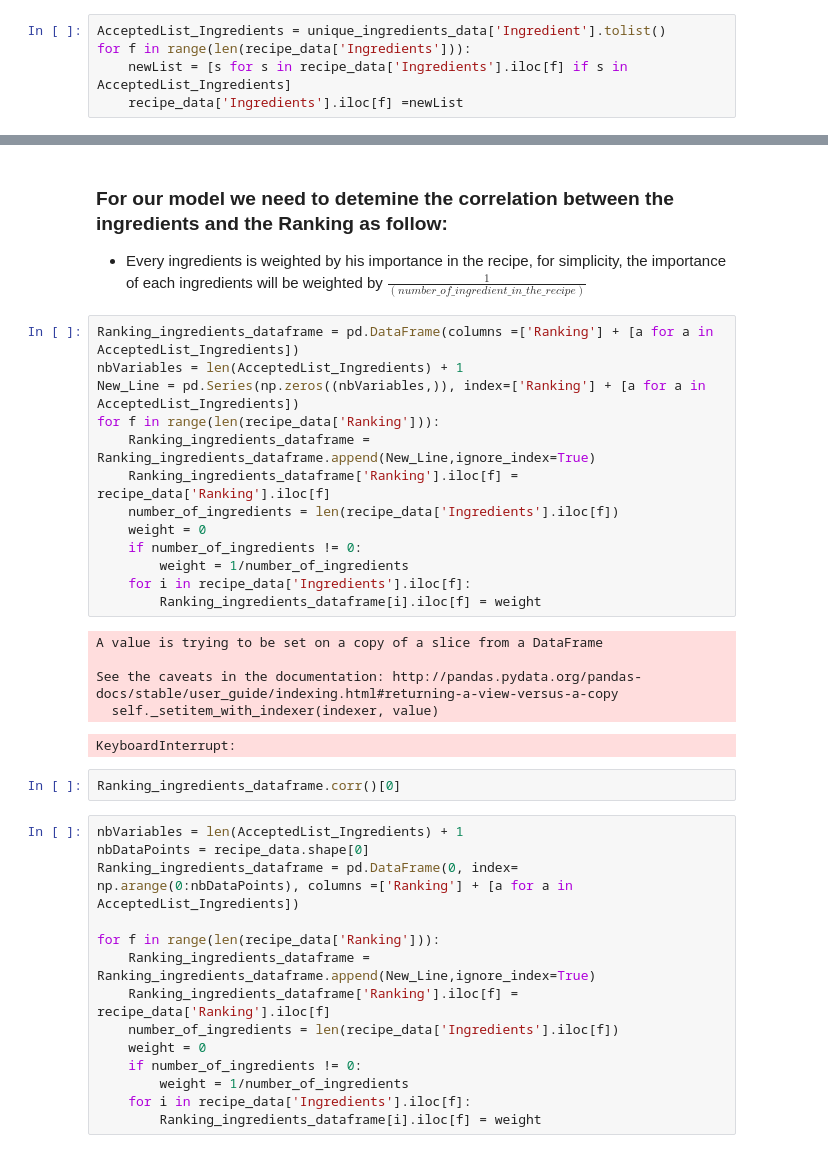
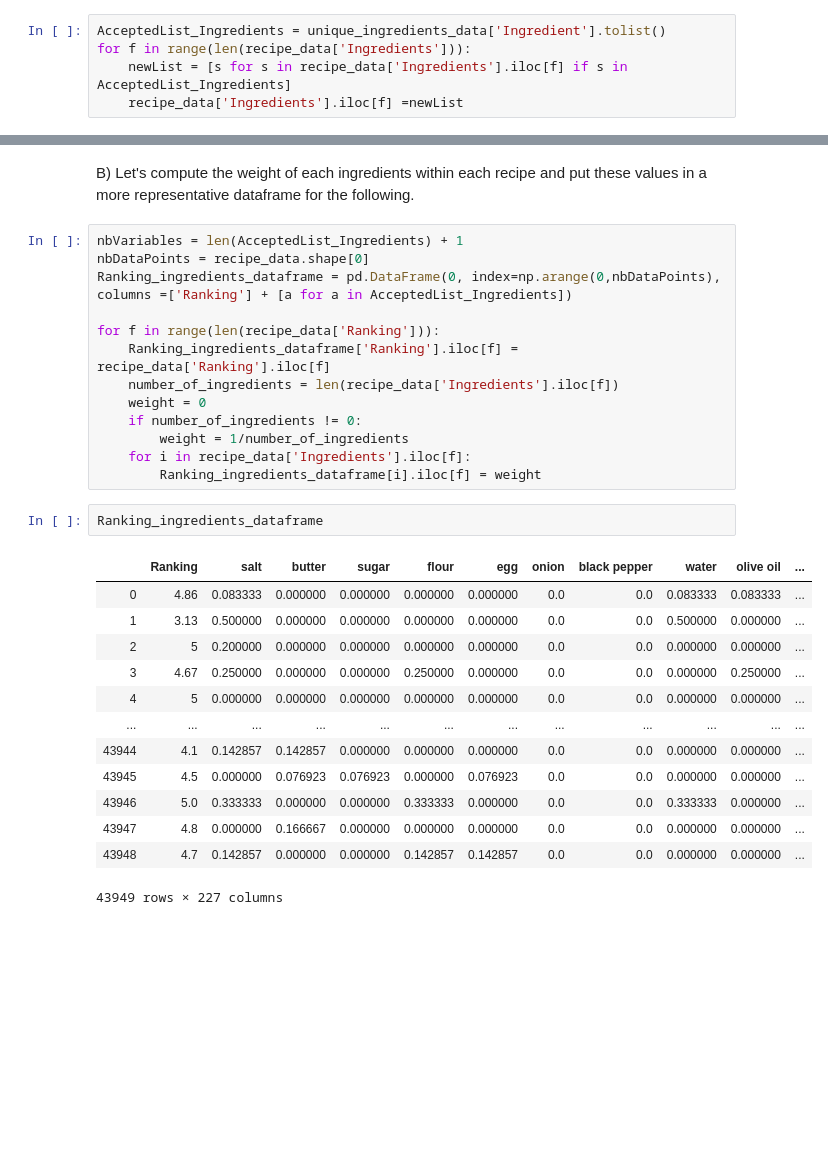
Before and after one commit to lautenba/ADA_pADAwan_Project, a Jupyter notebook: project.ipynb, the cells around one changed output, grey strips where cells are left out. Saved outputs shown, nothing was run; the diff lists cells and outputs as text; blank space fills up the shorter version.

```diff
--- a/project-Marco.ipynb
+++ b/project.ipynb
@@ -459,12 +372,11 @@ recipe_data
-# %% [markdown]
-### For our model we need to detemine the correlation between the ingredients and the Ranking as follow:
-- Every ingredients is weighted by his importance in the recipe, for simplicity, the importance of each ingredients will be weighted by $\frac{1}{(number\_ of\_ingredient\_in\_the\_recipe)}$
+# %% [markdown]
+B) Let's compute the weight of each ingredients within each recipe and put these values in a more representative dataframe for the following.
 # %%
-Ranking_ingredients_dataframe = pd.DataFrame(columns =['Ranking'] + [a for a in AcceptedList_Ingredients])
 nbVariables = len(AcceptedList_Ingredients) + 1
-New_Line = pd.Series(np.zeros((nbVariables,)), index=['Ranking'] + [a for a in AcceptedList_Ingredients])
+nbDataPoints = recipe_data.shape[0]
+Ranking_ingredients_dataframe = pd.DataFrame(0, index=np.arange(0,nbDataPoints), columns =['Ranking'] + [a for a in AcceptedList_Ingredients])
+
 for f in range(len(recipe_data['Ranking'])):
-    Ranking_ingredients_dataframe = Ranking_ingredients_dataframe.append(New_Line,ignore_index=True)
     Ranking_ingredients_dataframe['Ranking'].iloc[f] = recipe_data['Ranking'].iloc[f]
     number_of_ingredients = len(recipe_data['Ingredients'].iloc[f])
     weight = 0
@@ -472,25 +384,19 @@ for f in range(len(recipe_data['Ranking'])):
         weight = 1/number_of_ingredients
     for i in recipe_data['Ingredients'].iloc[f]:
         Ranking_ingredients_dataframe[i].iloc[f] = weight
-# %% [output]
-A value is trying to be set on a copy of a slice from a DataFrame
-
-See the caveats in the documentation: http://pandas.pydata.org/pandas-docs/stable/user_guide/indexing.html#returning-a-view-versus-a-copy
-  self._setitem_with_indexer(indexer, value)
-KeyboardInterrupt:
 # %%
-Ranking_ingredients_dataframe.corr()[0]
+Ranking_ingredients_dataframe
+# %% [output]
+|  | Ranking | salt | butter | sugar | flour | egg | onion | black pepper | water | olive oil | ... |
+| 0 | 4.86 | 0.083333 | 0.000000 | 0.000000 | 0.000000 | 0.000000 | 0.0 | 0.0 | 0.083333 | 0.083333 | ... |
+| 1 | 3.13 | 0.500000 | 0.000000 | 0.000000 | 0.000000 | 0.000000 | 0.0 | 0.0 | 0.500000 | 0.000000 | ... |
+| 2 | 5 | 0.200000 | 0.000000 | 0.000000 | 0.000000 | 0.000000 | 0.0 | 0.0 | 0.000000 | 0.000000 | ... |
+| 3 | 4.67 | 0.250000 | 0.000000 | 0.000000 | 0.250000 | 0.000000 | 0.0 | 0.0 | 0.000000 | 0.250000 | ... |
+| 4 | 5 | 0.000000 | 0.000000 | 0.000000 | 0.000000 | 0.000000 | 0.0 | 0.0 | 0.000000 | 0.000000 | ... |
+| ... | ... | ... | ... | ... | ... | ... | ... | ... | ... | ... | ... |
+| 43944 | 4.1 | 0.142857 | 0.142857 | 0.000000 | 0.000000 | 0.000000 | 0.0 | 0.0 | 0.000000 | 0.000000 | ... |
+| 43945 | 4.5 | 0.000000 | 0.076923 | 0.076923 | 0.000000 | 0.076923 | 0.0 | 0.0 | 0.000000 | 0.000000 | ... |
+| 43946 | 5.0 | 0.333333 | 0.000000 | 0.000000 | 0.333333 | 0.000000 | 0.0 | 0.0 | 0.333333 | 0.000000 | ... |
+| 43947 | 4.8 | 0.000000 | 0.166667 | 0.000000 | 0.000000 | 0.000000 | 0.0 | 0.0 | 0.000000 | 0.000000 | ... |
+| 43948 | 4.7 | 0.142857 | 0.000000 | 0.000000 | 0.142857 | 0.142857 | 0.0 | 0.0 | 0.000000 | 0.000000 | ... |
+43949 rows × 227 columns
-# %%
-nbVariables = len(AcceptedList_Ingredients) + 1
-nbDataPoints = recipe_data.shape[0]
-Ranking_ingredients_dataframe = pd.DataFrame(0, index= np.arange(0:nbDataPoints), columns =['Ranking'] + [a for a in AcceptedList_Ingredients])
-
-for f in range(len(recipe_data['Ranking'])):
-    Ranking_ingredients_dataframe = Ranking_ingredients_dataframe.append(New_Line,ignore_index=True)
-    Ranking_ingredients_dataframe['Ranking'].iloc[f] = recipe_data['Ranking'].iloc[f]
-    number_of_ingredients = len(recipe_data['Ingredients'].iloc[f])
-    weight = 0
-    if number_of_ingredients != 0:
-        weight = 1/number_of_ingredients
-    for i in recipe_data['Ingredients'].iloc[f]:
-        Ranking_ingredients_dataframe[i].iloc[f] = weight
```
Also changed, not shown: parts of 27 cells of this notebook, 2 other files.
